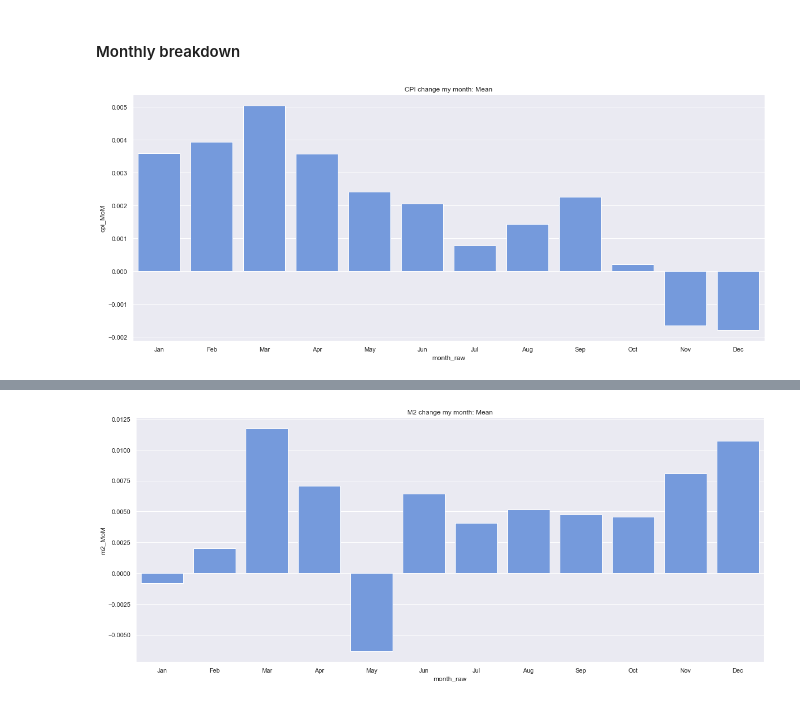
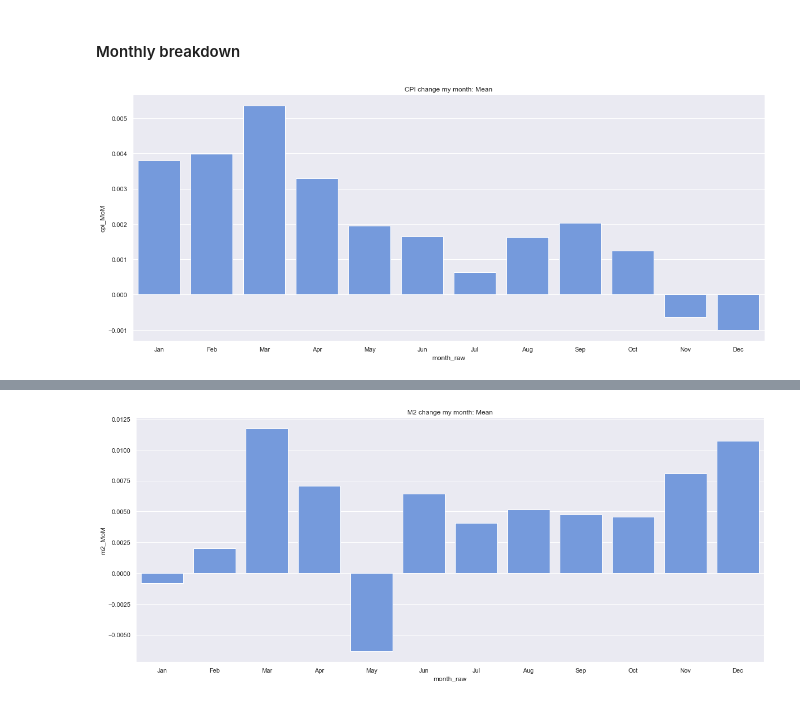
Before and after one commit to LeoSaffron/Inflation-Prediction, a Jupyter notebook: Inflation.ipynb, the cells around one changed output, grey strips where cells are left out. Cells and saved outputs as stored; diff of their text form; code cells hidden in the pictures.

```diff
--- a/Inflation.ipynb
+++ b/Inflation.ipynb
@@ -450,14 +486,18 @@ Name: cpi_YoY, dtype: float64
 months_names = ["Jan", "Feb", "Mar", "Apr", "May", "Jun",
           "Jul", "Aug", "Sep", "Oct", "Nov", "Dec"]
 # %%
-df_temp = df_inflation_last_decades.groupby('month_raw').agg({"cpi_MoM" : "mean"}).reset_index()#.plot(kind='bar')
+df_temp = df_inflation_last_decades.groupby('month_raw').agg({"cpi_MoM" : "median"}).reset_index()#.plot(kind='bar')
 df_temp['month_raw'] = pd.Categorical(df_temp['month_raw'], categories=months_names, ordered=True)
 df_temp = df_temp.sort_values(by='month_raw')
 ax = sns.barplot(data=df_temp, x='month_raw', y='cpi_MoM', color='cornflowerblue')
+# df_inflation_last_decades['month_raw'] = pd.Categorical(df_inflation_last_decades['month_raw'], categories=months_names, ordered=True)
+# sns.lineplot(data=df_temp, x='month_raw', y='cpi_MoM')
+# ax = sns.violinplot(data=df_inflation_last_decades.sort_values(by='month_raw'), x='month_raw', y='cpi_MoM', color='cornflowerblue'#, hue="month_raw"#, color='cornflowerblue'
+                # )
 ax.set(title='CPI change my month: Mean')
 plt.show()
 # %% [output]
-[figure, old version]
+[figure, new version]
 # %%
 df_temp = df_inflation_last_decades.groupby('month_raw').agg({"m1_MoM" : "mean"}).reset_index()#.plot(kind='bar')
 df_temp['month_raw'] = pd.Categorical(df_temp['month_raw'], categories=months_names, ordered=True)
```
Also changed, not shown: parts of 30 cells of this notebook.
